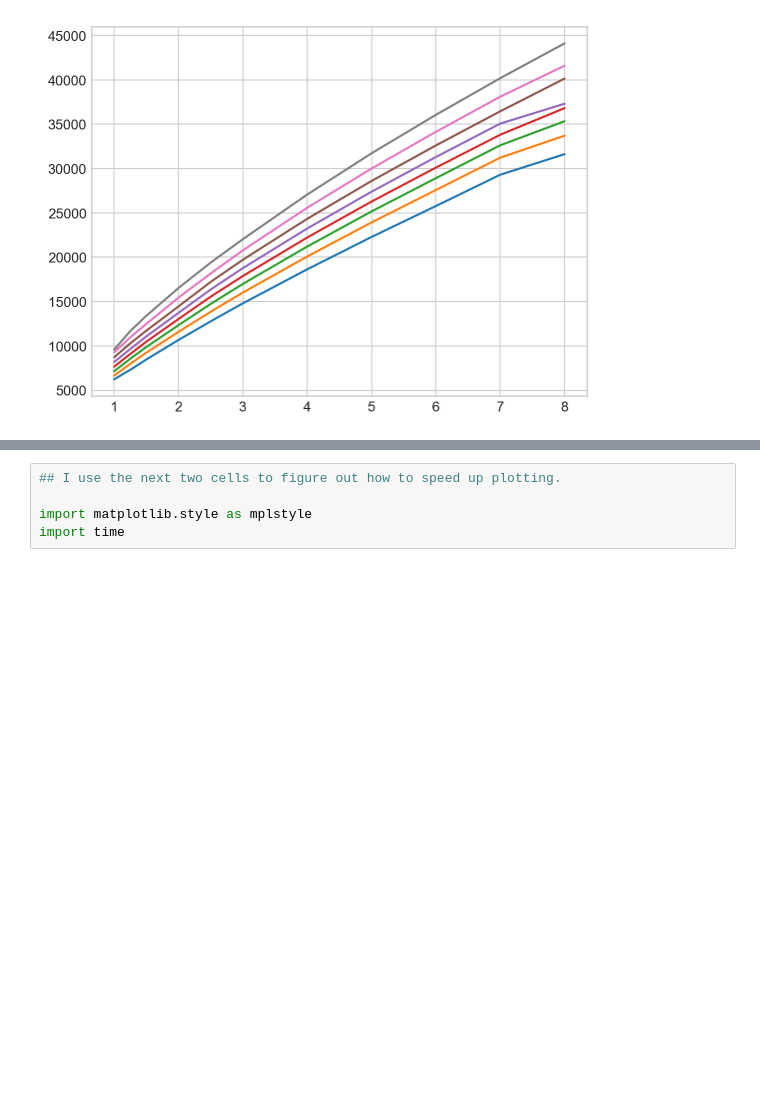
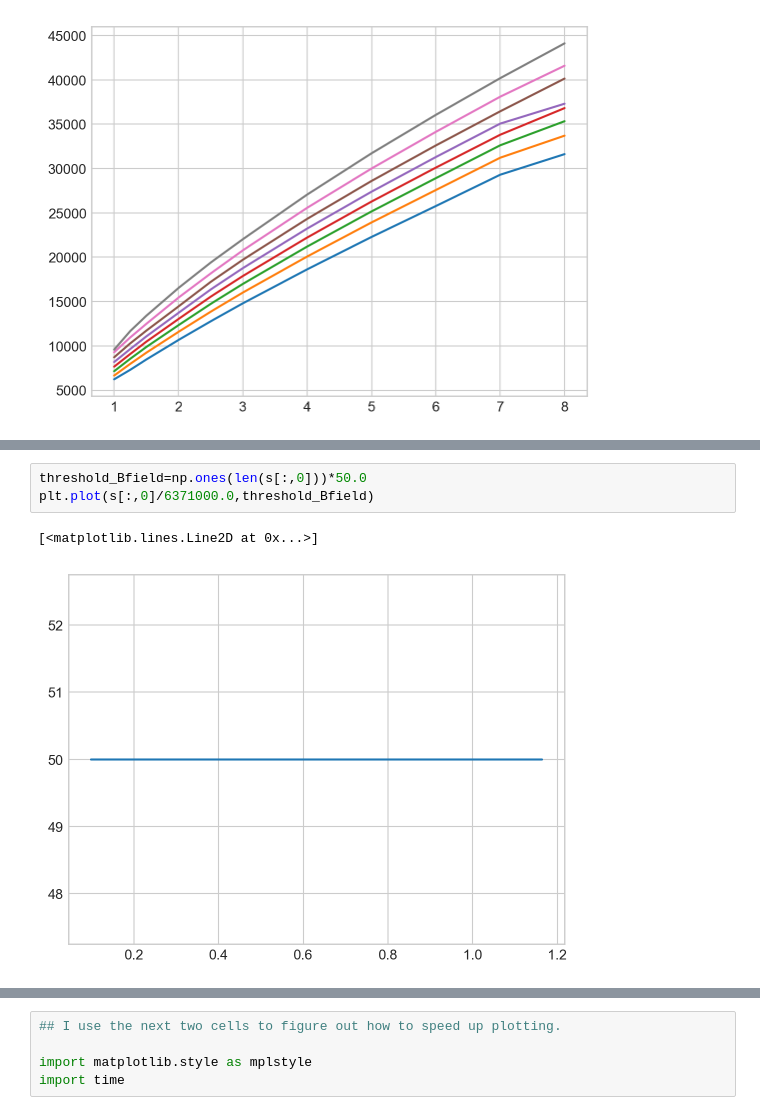
Before and after one commit to zhangjis/CMAPPER_rock, a Jupyter notebook: plot.ipynb, the cells around one changed output, grey strips where cells are left out. Drawn from its saved outputs; the diff is of its cells as text; blank space fills up the shorter version.

```diff
--- a/plot.ipynb
+++ b/plot.ipynb
@@ -379,0 +255,6 @@ plot(temp_arr)
+# %%
+threshold_Bfield=np.ones(len(s[:,0]))*50.0
+plt.plot(s[:,0]/6371000.0,threshold_Bfield)
+# %% [output]
+[<matplotlib.lines.Line2D at 0x...>]
+[figure, added]
```
Also changed, not shown: parts of 50 cells of this notebook, 2 other files.
